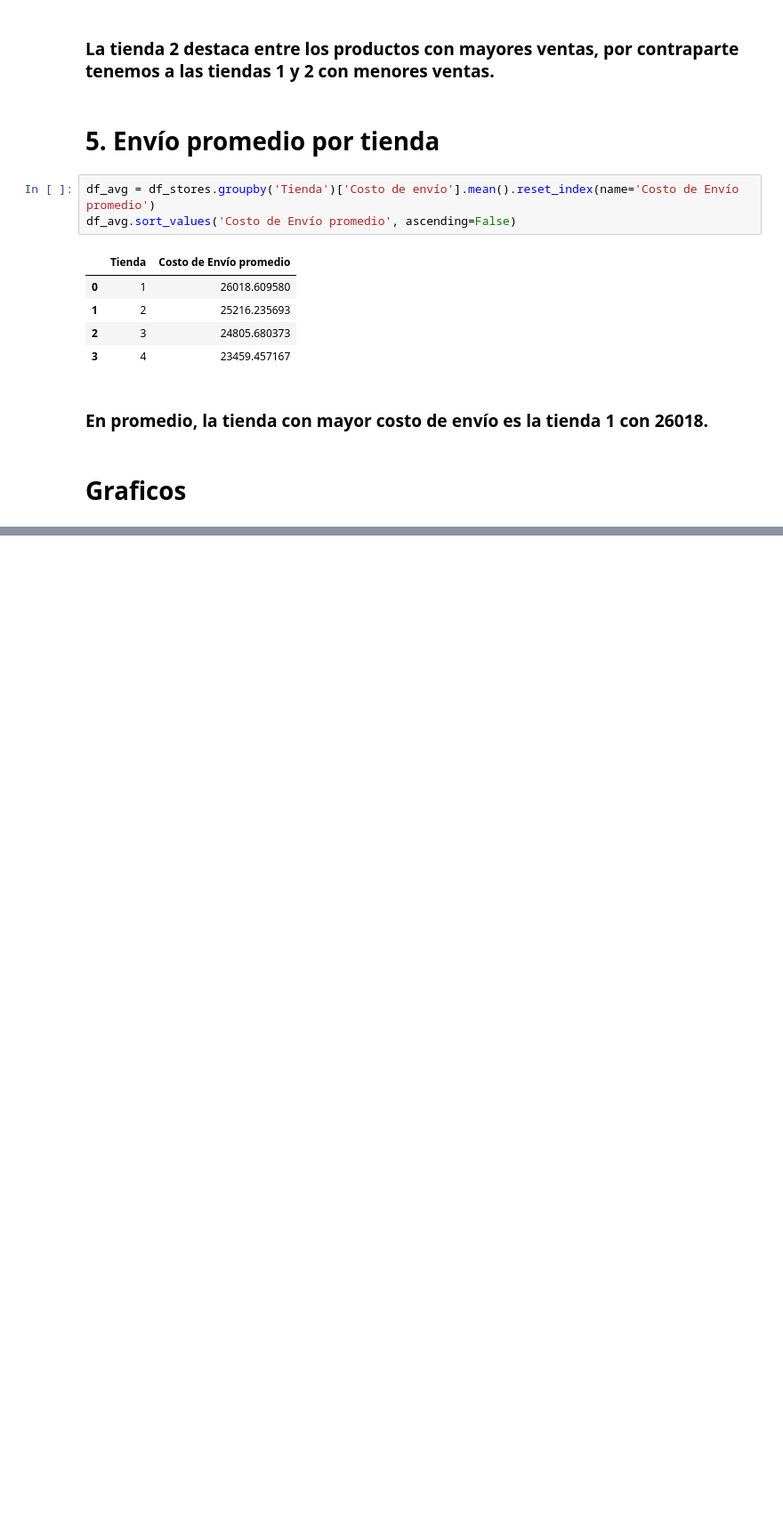
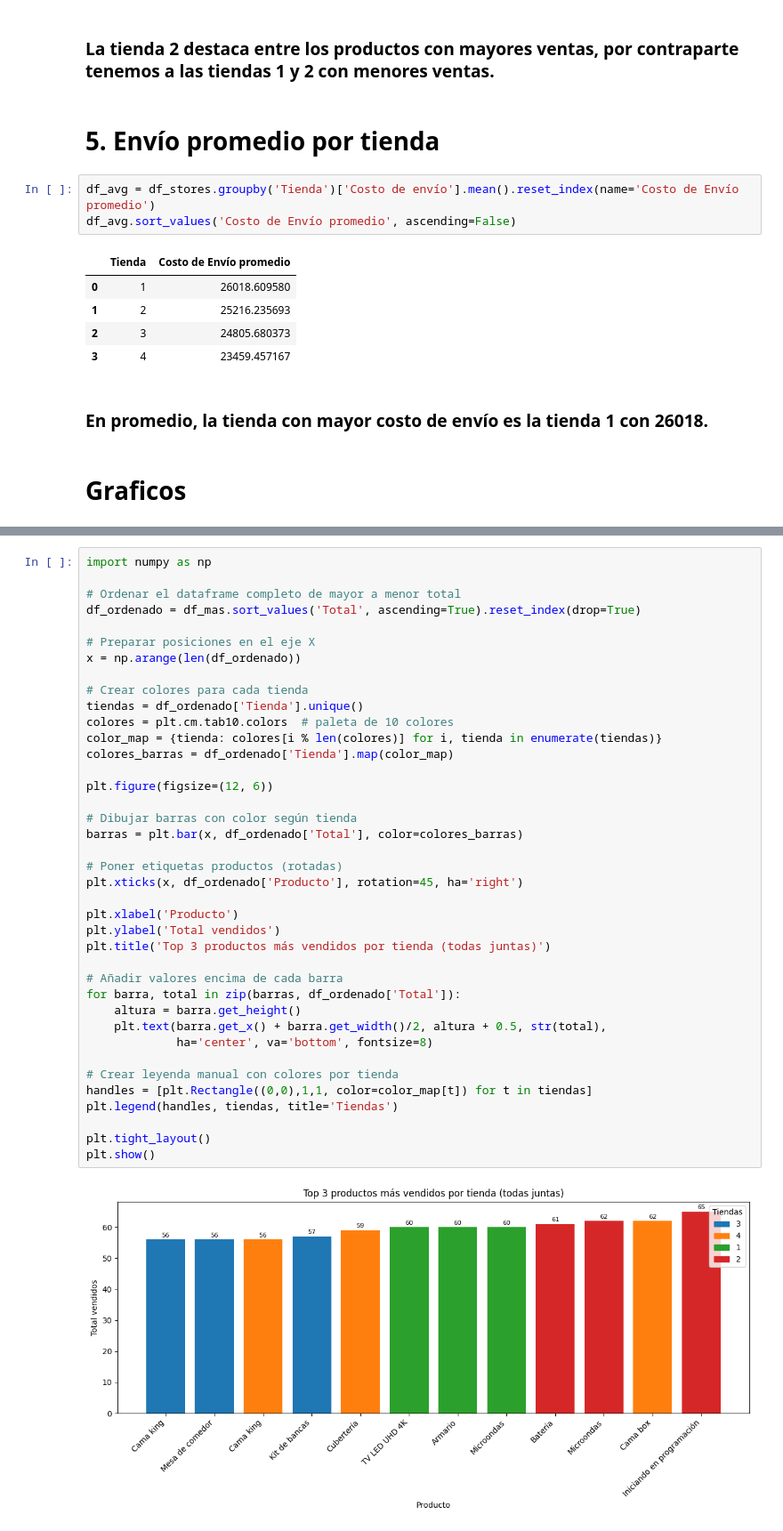
Before and after one commit to Brayan8Ch/challenge1-data-science-latam_alura, a Jupyter notebook: AluraStoreLatam.ipynb, the cells around one changed output, grey strips where cells are left out. Shown: that part at 89% size. Saved outputs shown, nothing was run; the diff lists cells and outputs as text; blank space fills up the shorter version.

```diff
--- a/AluraStoreLatam.ipynb
+++ b/AluraStoreLatam.ipynb
@@ -169,0 +166,41 @@ plt.show()
+# %%
+import numpy as np
+
+# Ordenar el dataframe completo de mayor a menor total
+df_ordenado = df_mas.sort_values('Total', ascending=True).reset_index(drop=True)
+
+# Preparar posiciones en el eje X
+x = np.arange(len(df_ordenado))
+
+# Crear colores para cada tienda
+tiendas = df_ordenado['Tienda'].unique()
+colores = plt.cm.tab10.colors  # paleta de 10 colores
+color_map = {tienda: colores[i % len(colores)] for i, tienda in enumerate(tiendas)}
+colores_barras = df_ordenado['Tienda'].map(color_map)
+
+plt.figure(figsize=(12, 6))
+
+# Dibujar barras con color según tienda
+barras = plt.bar(x, df_ordenado['Total'], color=colores_barras)
+
+# Poner etiquetas productos (rotadas)
+plt.xticks(x, df_ordenado['Producto'], rotation=45, ha='right')
+
+plt.xlabel('Producto')
+plt.ylabel('Total vendidos')
+plt.title('Top 3 productos más vendidos por tienda (todas juntas)')
+
+# Añadir valores encima de cada barra
+for barra, total in zip(barras, df_ordenado['Total']):
+    altura = barra.get_height()
+    plt.text(barra.get_x() + barra.get_width()/2, altura + 0.5, str(total),
+             ha='center', va='bottom', fontsize=8)
+
+# Crear leyenda manual con colores por tienda
+handles = [plt.Rectangle((0,0),1,1, color=color_map[t]) for t in tiendas]
+plt.legend(handles, tiendas, title='Tiendas')
+
+plt.tight_layout()
+plt.show()
+# %% [output]
+[figure, added]
```
Also changed, not shown: parts of 4 cells of this notebook.
